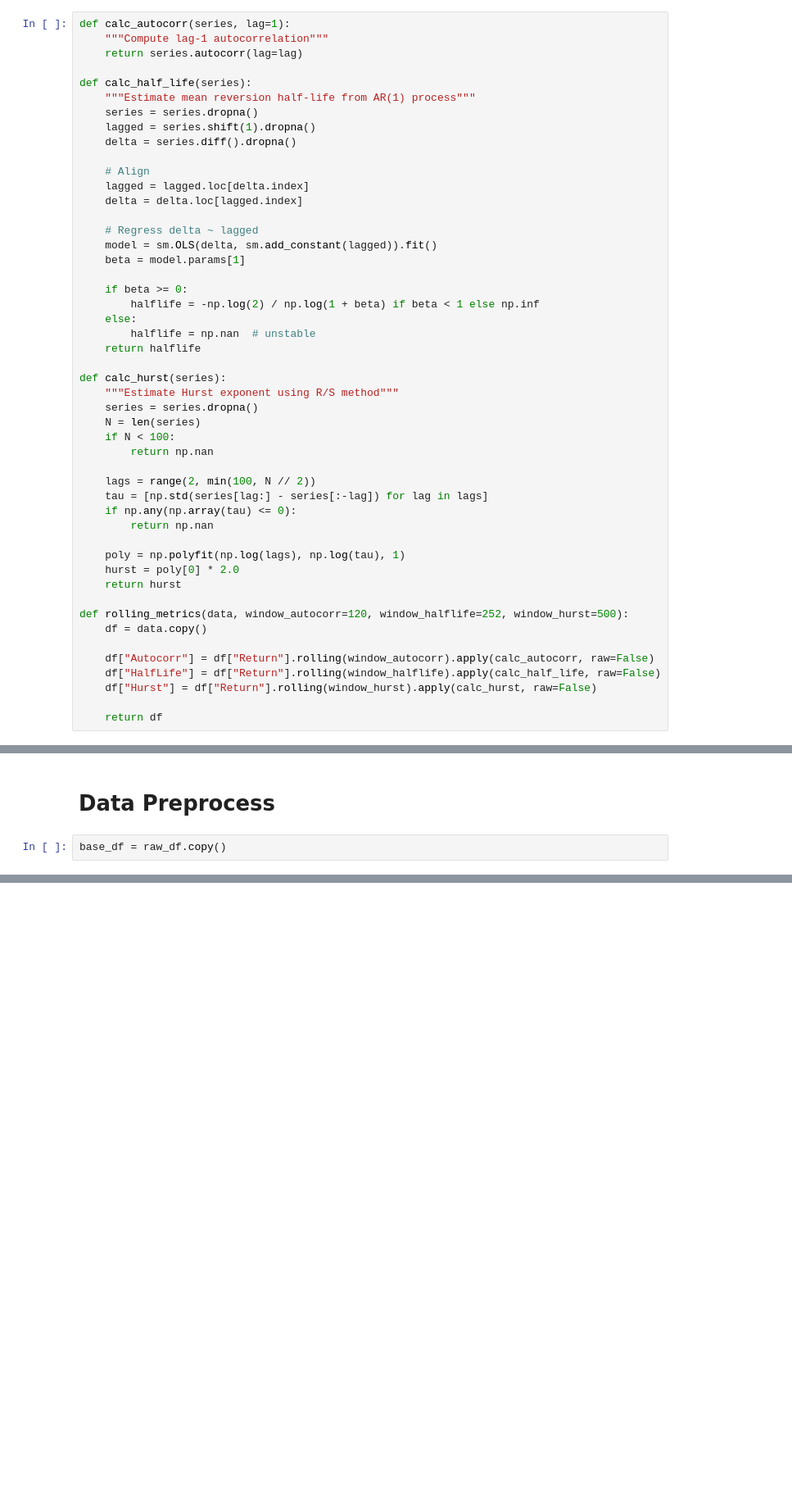
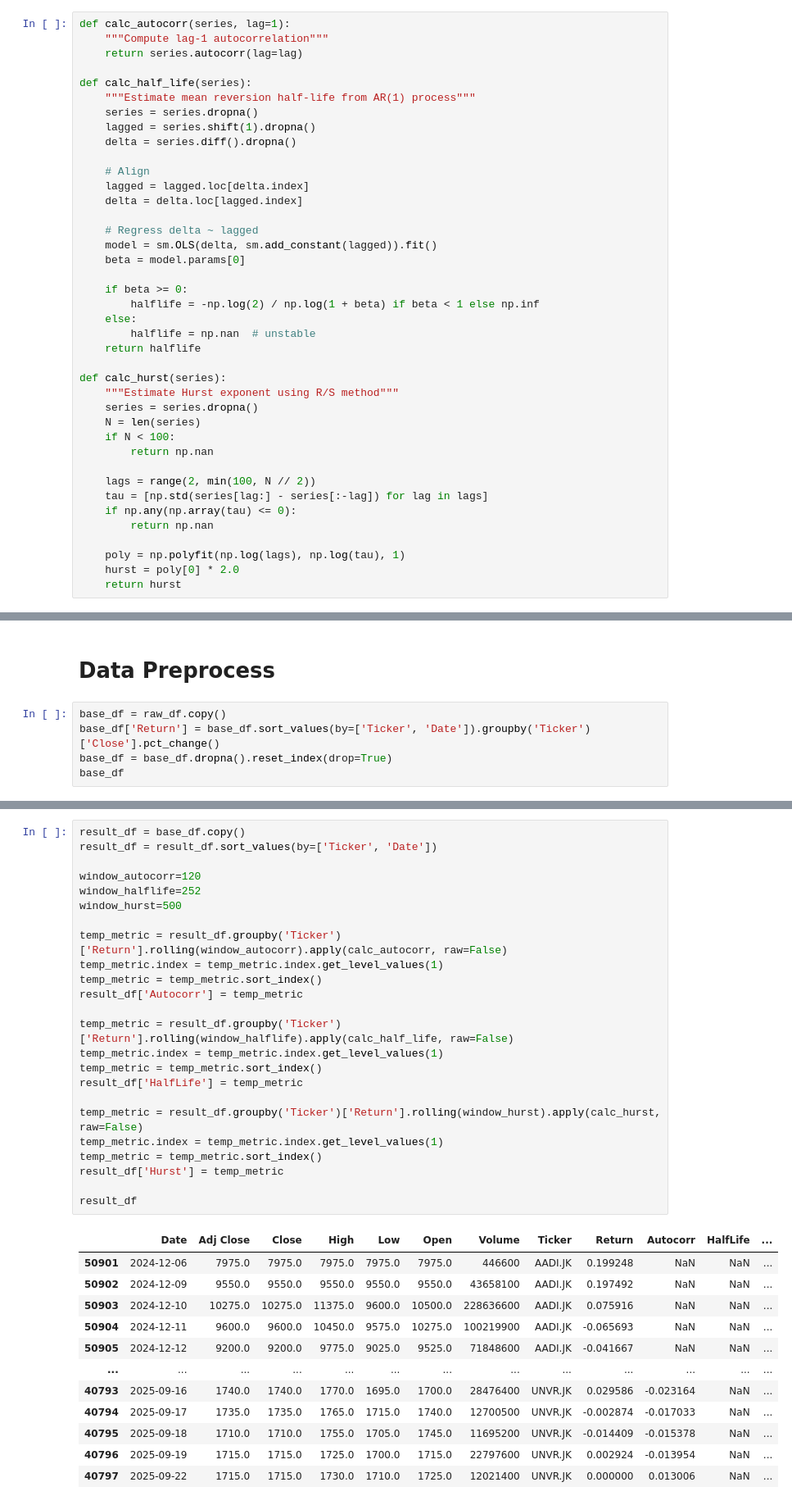
Before and after one commit to arfiman/learning-repository, a Jupyter notebook: project/mean-reversion/scripts/find_mean_revertiveness.ipynb, the cells around one changed output, grey strips where cells are left out. Shown at 82% size. Saved outputs shown, nothing was run; the diff lists cells and outputs as text; blank space fills up the shorter version.

```diff
--- a/project/mean-reversion/scripts/find_mean_revertiveness.ipynb
+++ b/project/mean-reversion/scripts/find_mean_revertiveness.ipynb
@@ -30,7 +30,7 @@ def calc_half_life(series):
 
     # Regress delta ~ lagged
     model = sm.OLS(delta, sm.add_constant(lagged)).fit()
-    beta = model.params[1]
+    beta = model.params[0]
 
     if beta >= 0:
         halflife = -np.log(2) / np.log(1 + beta) if beta < 1 else np.inf
@@ -53,15 +53,6 @@ def calc_hurst(series):
     poly = np.polyfit(np.log(lags), np.log(tau), 1)
     hurst = poly[0] * 2.0
     return hurst
-
-def rolling_metrics(data, window_autocorr=120, window_halflife=252, window_hurst=500):
-    df = data.copy()
-
-    df["Autocorr"] = df["Return"].rolling(window_autocorr).apply(calc_autocorr, raw=False)
-    df["HalfLife"] = df["Return"].rolling(window_halflife).apply(calc_half_life, raw=False)
-    df["Hurst"] = df["Return"].rolling(window_hurst).apply(calc_hurst, raw=False)
-
-    return df
 # %% [markdown]
 # Ingest Data
 # %%
@@ -145,3 +136,6 @@ File Already Exists
 # Data Preprocess
 # %%
 base_df = raw_df.copy()
+base_df['Return'] = base_df.sort_values(by=['Ticker', 'Date']).groupby('Ticker')['Close'].pct_change()
+base_df = base_df.dropna().reset_index(drop=True)
+base_df
@@ -147,0 +168,37 @@ base_df = raw_df.copy()
+# %%
+result_df = base_df.copy()
+result_df = result_df.sort_values(by=['Ticker', 'Date'])
+
+window_autocorr=120
+window_halflife=252
+window_hurst=500
+
+temp_metric = result_df.groupby('Ticker')['Return'].rolling(window_autocorr).apply(calc_autocorr, raw=False)
+temp_metric.index = temp_metric.index.get_level_values(1)
+temp_metric = temp_metric.sort_index()
+result_df['Autocorr'] = temp_metric
+
+temp_metric = result_df.groupby('Ticker')['Return'].rolling(window_halflife).apply(calc_half_life, raw=False)
+temp_metric.index = temp_metric.index.get_level_values(1)
+temp_metric = temp_metric.sort_index()
+result_df['HalfLife'] = temp_metric
+
+temp_metric = result_df.groupby('Ticker')['Return'].rolling(window_hurst).apply(calc_hurst, raw=False)
+temp_metric.index = temp_metric.index.get_level_values(1)
+temp_metric = temp_metric.sort_index()
+result_df['Hurst'] = temp_metric
+
+result_df
+# %% [output]
+|  | Date | Adj Close | Close | High | Low | Open | Volume | Ticker | Return | Autocorr | HalfLife | ... |
+| 50901 | 2024-12-06 | 7975.0 | 7975.0 | 7975.0 | 7975.0 | 7975.0 | 446600 | AADI.JK | 0.199248 | NaN | NaN | ... |
+| 50902 | 2024-12-09 | 9550.0 | 9550.0 | 9550.0 | 9550.0 | 9550.0 | 43658100 | AADI.JK | 0.197492 | NaN | NaN | ... |
+| 50903 | 2024-12-10 | 10275.0 | 10275.0 | 11375.0 | 9600.0 | 10500.0 | 228636600 | AADI.JK | 0.075916 | NaN | NaN | ... |
+| 50904 | 2024-12-11 | 9600.0 | 9600.0 | 10450.0 | 9575.0 | 10275.0 | 100219900 | AADI.JK | -0.065693 | NaN | NaN | ... |
+| 50905 | 2024-12-12 | 9200.0 | 9200.0 | 9775.0 | 9025.0 | 9525.0 | 71848600 | AADI.JK | -0.041667 | NaN | NaN | ... |
+| ... | ... | ... | ... | ... | ... | ... | ... | ... | ... | ... | ... | ... |
+| 40793 | 2025-09-16 | 1740.0 | 1740.0 | 1770.0 | 1695.0 | 1700.0 | 28476400 | UNVR.JK | 0.029586 | -0.023164 | NaN | ... |
+| 40794 | 2025-09-17 | 1735.0 | 1735.0 | 1765.0 | 1715.0 | 1740.0 | 12700500 | UNVR.JK | -0.002874 | -0.017033 | NaN | ... |
+| 40795 | 2025-09-18 | 1710.0 | 1710.0 | 1755.0 | 1705.0 | 1745.0 | 11695200 | UNVR.JK | -0.014409 | -0.015378 | NaN | ... |
+| 40796 | 2025-09-19 | 1715.0 | 1715.0 | 1725.0 | 1700.0 | 1715.0 | 22797600 | UNVR.JK | 0.002924 | -0.013954 | NaN | ... |
+| 40797 | 2025-09-22 | 1715.0 | 1715.0 | 1730.0 | 1710.0 | 1725.0 | 12021400 | UNVR.JK | 0.000000 | 0.013006 | NaN | ... |
```
Also changed, not shown: parts of 5 cells of this notebook, 1 other file.
